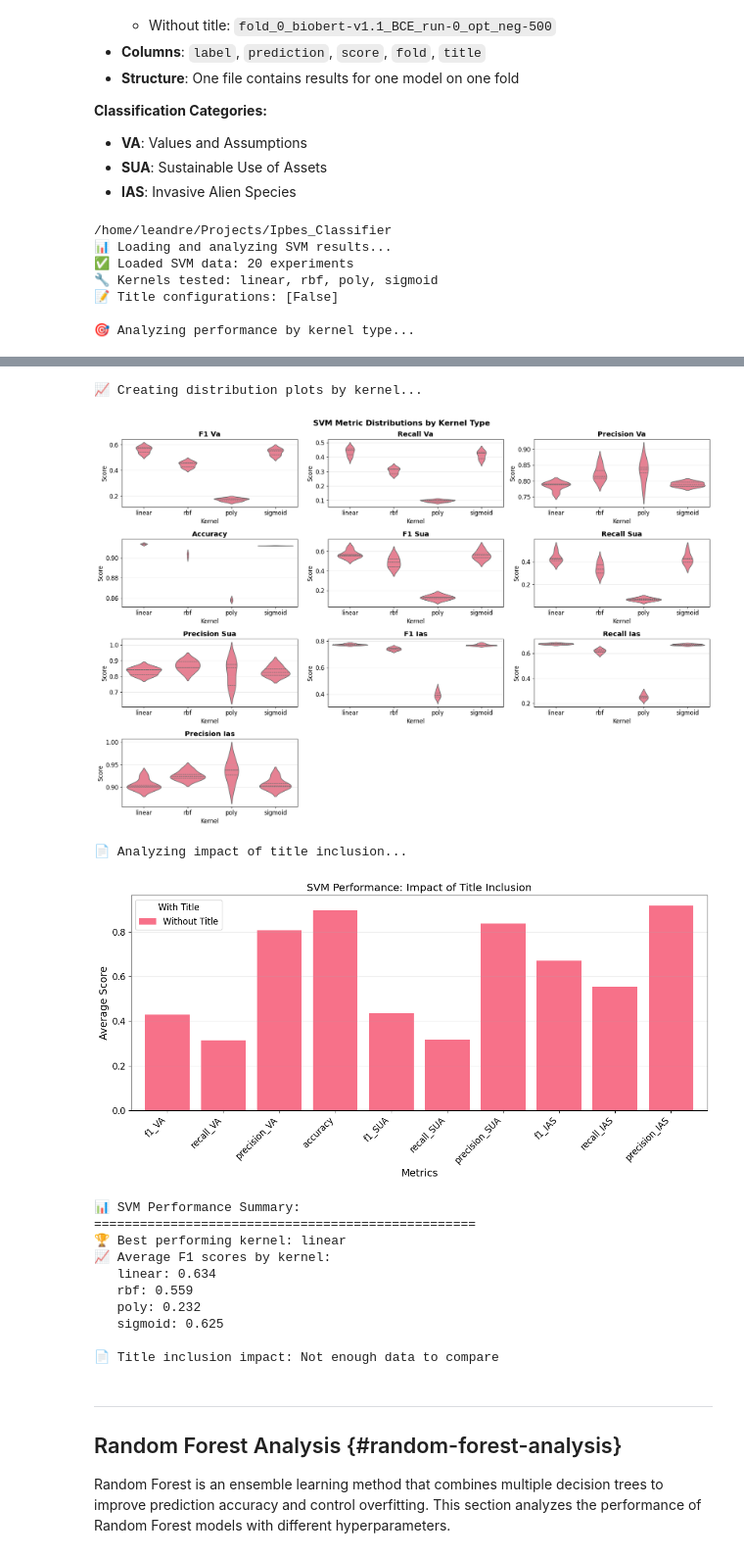
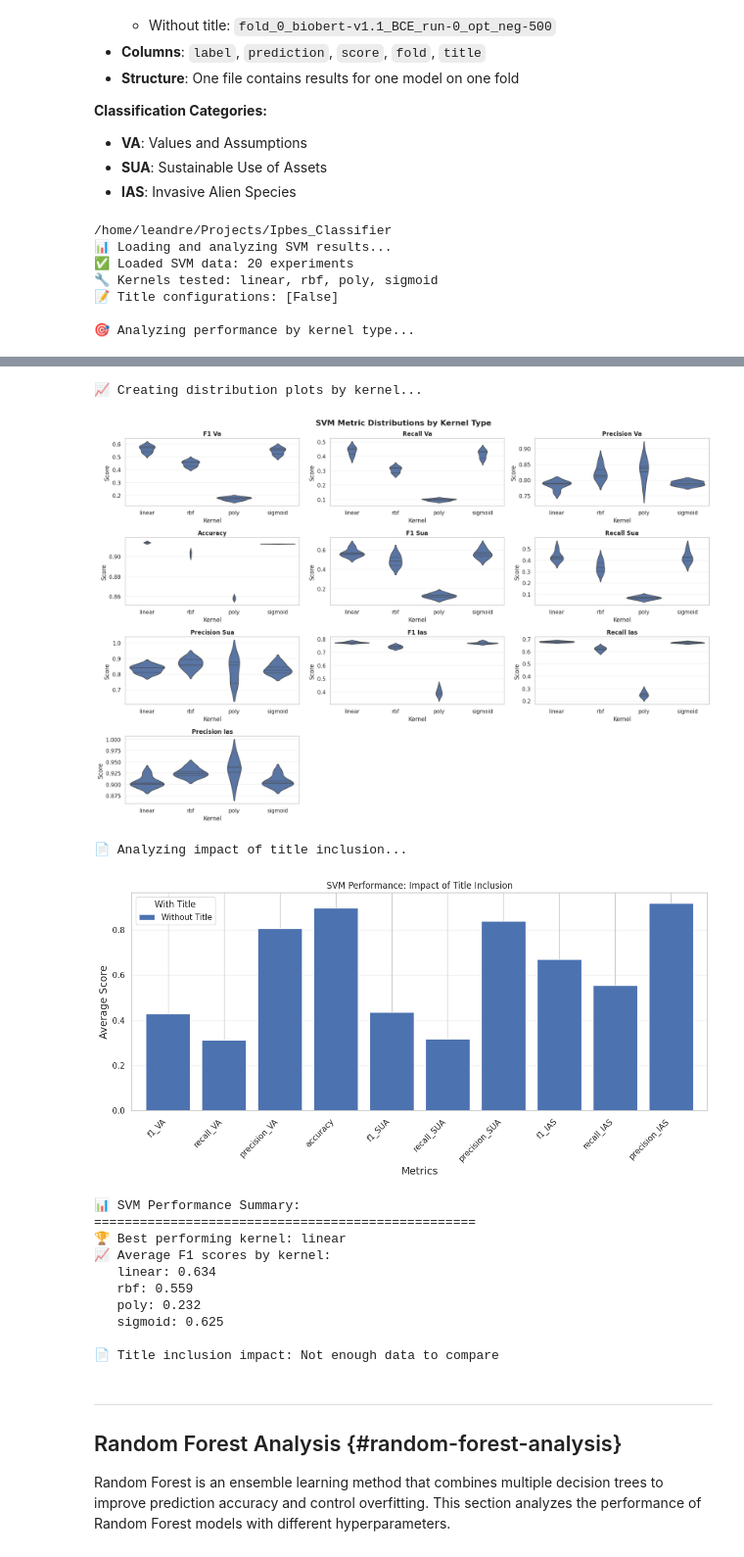
Before and after one commit to CTGN/IPBES-Classifier, a Jupyter notebook: notebooks/results copy.ipynb, the cells around one changed output, grey strips where cells are left out. Shown at 98% size. Saved outputs shown, nothing was run; the diff lists cells and outputs as text; code cells hidden in the pictures.

```diff
--- a/notebooks/results copy.ipynb
+++ b/notebooks/results copy.ipynb
@@ -46,6 +46,7 @@ if str(project_root) not in sys.path:
 
 print( project_root)
 # Configure plotting style
+sns.set_theme(style='whitegrid')
 plt.rcParams['figure.figsize'] = (10, 6)
 plt.rcParams['font.size'] = 12
 
@@ -149,7 +150,7 @@ else:
 📈 Creating distribution plots by kernel...
-[figure, old version]
+[figure, new version]
 📄 Analyzing impact of title inclusion...
-[figure, old version]
+[figure, new version]
 📊 SVM Performance Summary:
 ==================================================
 🏆 Best performing kernel: linear
```
Also changed, not shown: parts of 12 cells of this notebook, 6 other files.
